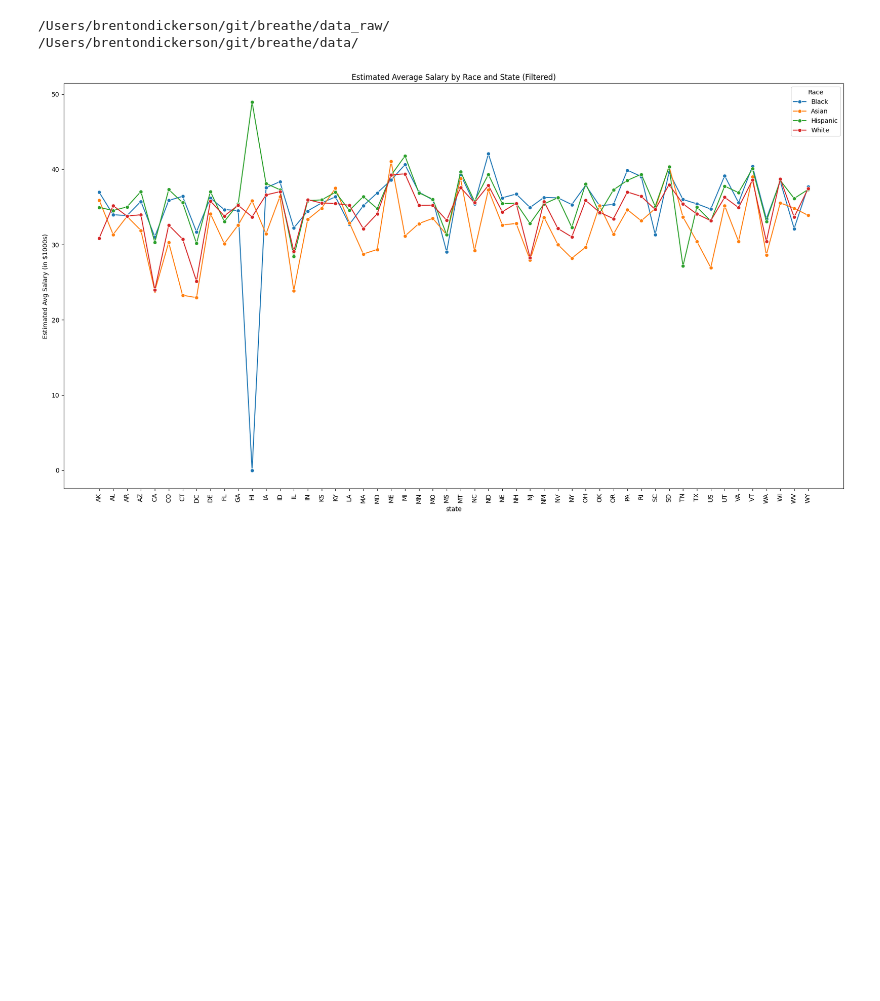
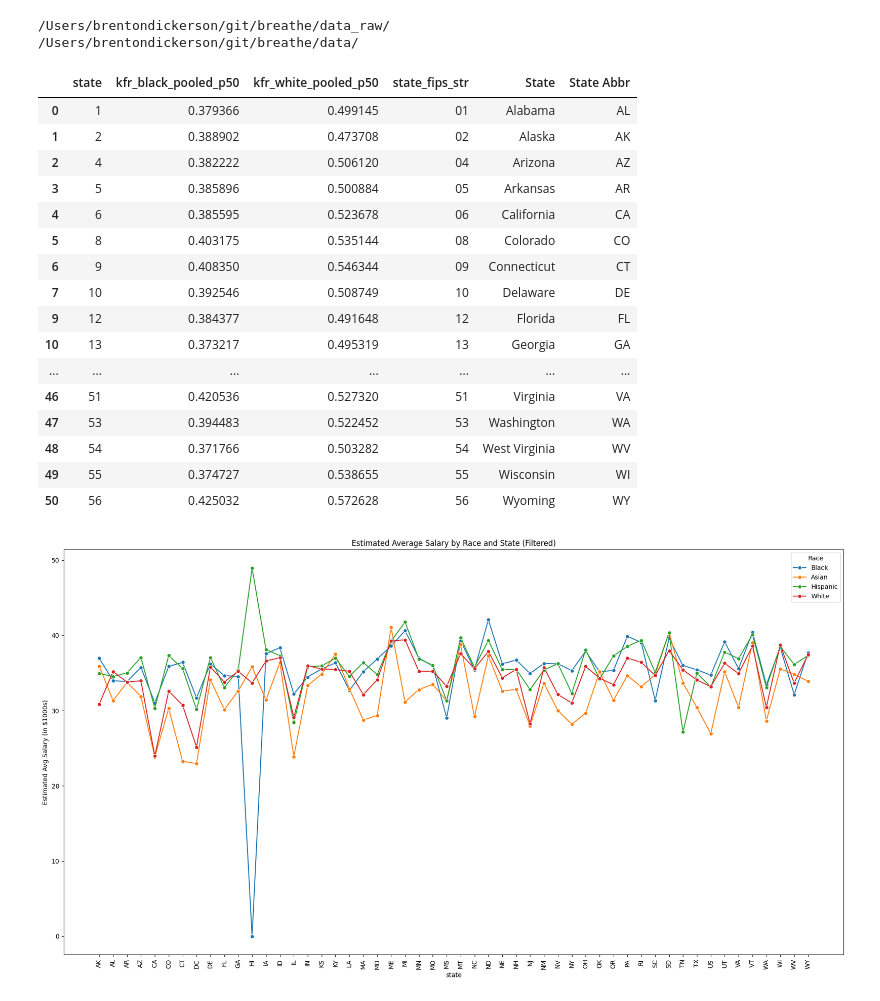
Before and after one commit to brendandoner-breathetransport/breathe, a Jupyter notebook: notebooks/pipeline_fairness.ipynb, the cells around one changed output. Saved outputs shown, nothing was run; the diff lists cells and outputs as text; code cells hidden in the pictures; blank space fills up the shorter version.

```diff
--- a/notebooks/pipeline_fairness.ipynb
+++ b/notebooks/pipeline_fairness.ipynb
@@ -71,6 +71,76 @@ df_state_income = df_state_income[df_state_income["State"].notnull()].copy()
 df_state_income["State Abbr"] = df_state_income["State"].apply(
     lambda x: us.states.lookup(x).abbr if us.states.lookup(x) else None
 )
+# %%
+
+# Read only the needed columns
+chunks = pd.read_csv(directory_raw + "tract_outcomes_early.csv", usecols=usecols, chunksize=100000)
+
+# Aggregate by state
+state_income = []
+for chunk in chunks:
+    grouped = chunk.groupby("state").mean(numeric_only=True).reset_index()
+    state_income.append(grouped)
+
+# Final aggregation
+df_state_income = pd.concat(state_income).groupby("state").mean().reset_index()
+list = [72]
+df_state_income = df_state_income[~df_state_income["state"].isin(list)]
+
+import us
+
+# Step 1: Convert state FIPS to zero-padded string
+df_state_income["state_fips_str"] = df_state_income["state"].apply(lambda x: str(int(x)).zfill(2))
+
+# Step 2: Lookup state names
+df_state_income["State"] = df_state_income["state_fips_str"].apply(
+    lambda x: us.states.lookup(x).name if us.states.lookup(x) else None
+)
+
+# Step 3: Drop rows with missing states (just in case)
+df_state_income = df_state_income[df_state_income["State"].notnull()].copy()
+
+# Step 4: Lookup state abbreviations
+df_state_income["State Abbr"] = df_state_income["State"].apply(
+    lambda x: us.states.lookup(x).abbr if us.states.lookup(x) else None
+)
+
+# Calculate the income gap between White and Black individuals
+df_state_income["White - Black Gap"] = (
+    df_state_income["kfr_white_pooled_p50"] - df_state_income["kfr_black_pooled_p50"]
+)
+
+# Create updated choropleth
+fig = px.choropleth(
+    df_state_income,
+    locations="State Abbr",
+    locationmode="USA-states",
+    color="White - Black Gap",
+    scope="usa",
+    color_continuous_scale="Reds",
+    title="White vs Black Household Income Gap by State (Mainstreet)",
+    labels={"White - Black Gap": "Income Gap ($)"}
+)
+
+fig.show()
+# %% [output]
+|  | state | kfr_black_pooled_p50 | kfr_white_pooled_p50 | state_fips_str | State | State Abbr |
+| 0 | 1 | 0.379366 | 0.499145 | 01 | Alabama | AL |
+| 1 | 2 | 0.388902 | 0.473708 | 02 | Alaska | AK |
+| 2 | 4 | 0.382222 | 0.506120 | 04 | Arizona | AZ |
+| 3 | 5 | 0.385896 | 0.500884 | 05 | Arkansas | AR |
+| 4 | 6 | 0.385595 | 0.523678 | 06 | California | CA |
+| 5 | 8 | 0.403175 | 0.535144 | 08 | Colorado | CO |
+| 6 | 9 | 0.408350 | 0.546344 | 09 | Connecticut | CT |
+| 7 | 10 | 0.392546 | 0.508749 | 10 | Delaware | DE |
+| 9 | 12 | 0.384377 | 0.491648 | 12 | Florida | FL |
+| 10 | 13 | 0.373217 | 0.495319 | 13 | Georgia | GA |
+| ... | ... | ... | ... | ... | ... | ... |
+| 46 | 51 | 0.420536 | 0.527320 | 51 | Virginia | VA |
+| 47 | 53 | 0.394483 | 0.522452 | 53 | Washington | WA |
+| 48 | 54 | 0.371766 | 0.503282 | 54 | West Virginia | WV |
+| 49 | 55 | 0.374727 | 0.538655 | 55 | Wisconsin | WI |
+| 50 | 56 | 0.425032 | 0.572628 | 56 | Wyoming | WY |
 # %%
 # Calculate the income gap between White and Black individuals
 df_state_income["White - Black Gap"] = (
```
Also changed, not shown: 3 other files.
